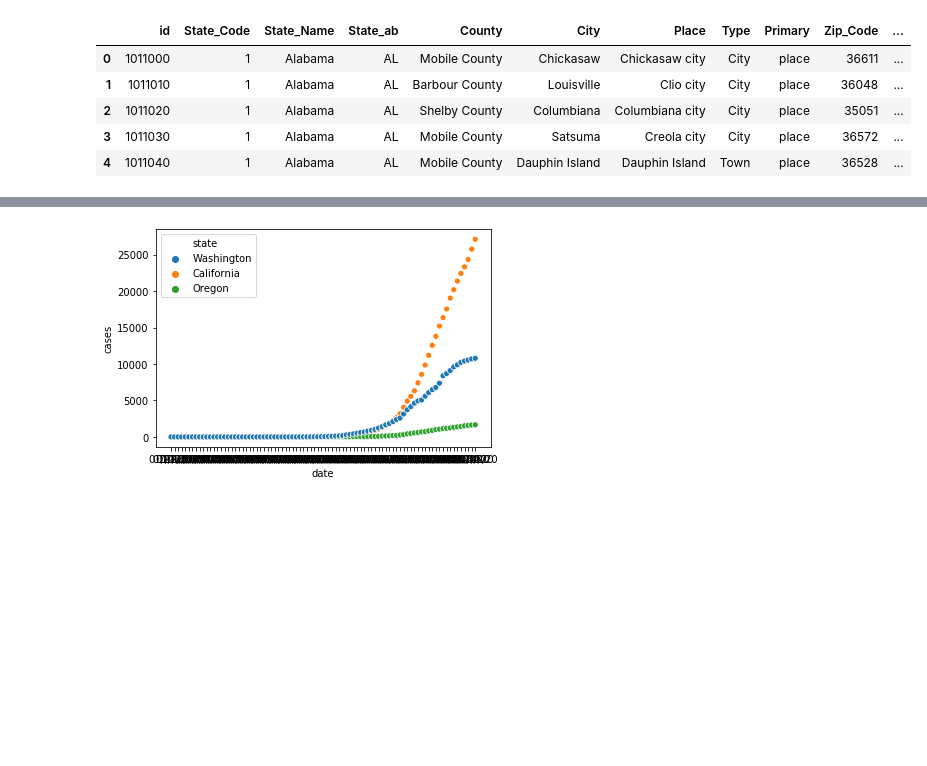
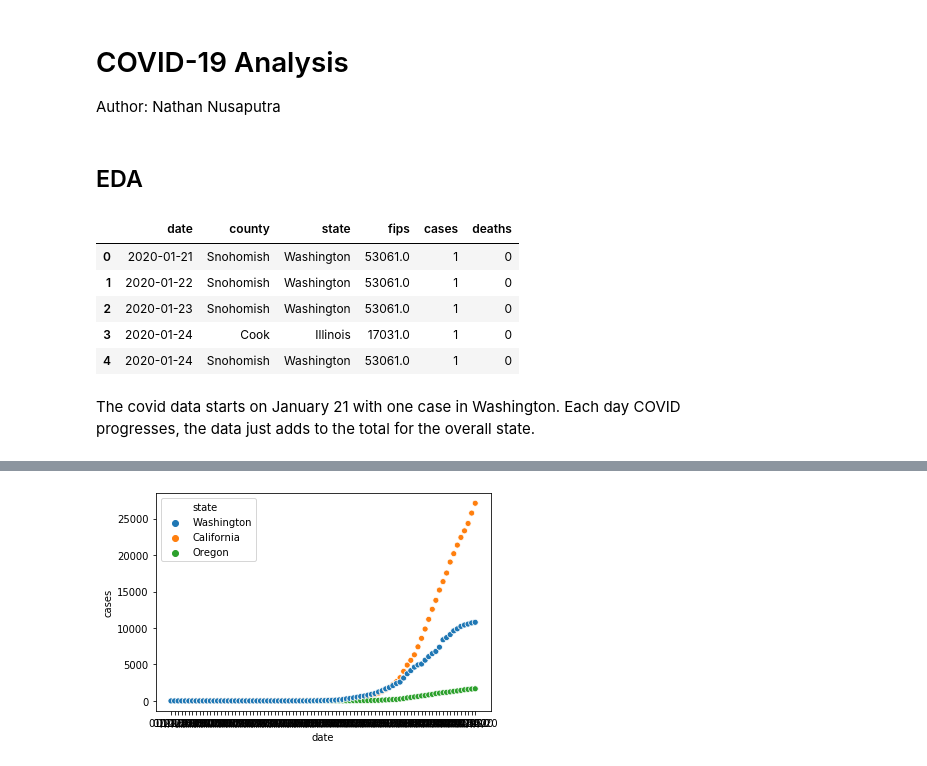
Before and after one commit to CSJohnLee/COVID19_Project, a Jupyter notebook: covid_eda_nusaputra.ipynb, the cells around one changed output, grey strips where cells are left out. Drawn from its saved outputs; the diff is of its cells as text; code cells hidden in the pictures; blank space fills up the shorter version.

Commit message:
nathan_update

```diff
--- a/covid_eda_nusaputra.ipynb
+++ b/covid_eda_nusaputra.ipynb
@@ -1 +1,7 @@
+# %% [markdown]
+# COVID-19 Analysis
+
+Author: Nathan Nusaputra
+# %% [markdown]
+## EDA
 # %%
@@ -5,17 +15,14 @@ import seaborn as sns
 covid_data = pd.read_csv(r"/Users/nathannusaputra/Berkeley/COVID19_Project/Data_Raw/us-counties.csv")
 income_data = pd.read_csv(r"/Users/nathannusaputra/Berkeley/COVID19_Project/Data_Raw/Kaggle_USHousehold_Income/kaggle_income.csv", encoding='latin-1')
 # %%
-# check the first couple of rows
+# check the first couple of rows of covid data
 covid_data.head()
-covid_data.describe()
-
-covid_data[covid_data.cases > 100000]
-
-income_data.head()
 # %% [output]
-|  | id | State_Code | State_Name | State_ab | County | City | Place | Type | Primary | Zip_Code | ... |
-| 0 | 1011000 | 1 | Alabama | AL | Mobile County | Chickasaw | Chickasaw city | City | place | 36611 | ... |
-| 1 | 1011010 | 1 | Alabama | AL | Barbour County | Louisville | Clio city | City | place | 36048 | ... |
-| 2 | 1011020 | 1 | Alabama | AL | Shelby County | Columbiana | Columbiana city | City | place | 35051 | ... |
-| 3 | 1011030 | 1 | Alabama | AL | Mobile County | Satsuma | Creola city | City | place | 36572 | ... |
-| 4 | 1011040 | 1 | Alabama | AL | Mobile County | Dauphin Island | Dauphin Island | Town | place | 36528 | ... |
+|  | date | county | state | fips | cases | deaths |
+| 0 | 2020-01-21 | Snohomish | Washington | 53061.0 | 1 | 0 |
+| 1 | 2020-01-22 | Snohomish | Washington | 53061.0 | 1 | 0 |
+| 2 | 2020-01-23 | Snohomish | Washington | 53061.0 | 1 | 0 |
+| 3 | 2020-01-24 | Cook | Illinois | 17031.0 | 1 | 0 |
+| 4 | 2020-01-24 | Snohomish | Washington | 53061.0 | 1 | 0 |
+# %% [markdown]
+The covid data starts on January 21 with one case in Washington. Each day COVID progresses, the data just adds to the total for the overall state.
```
Also changed, not shown: parts of 18 cells of this notebook.
